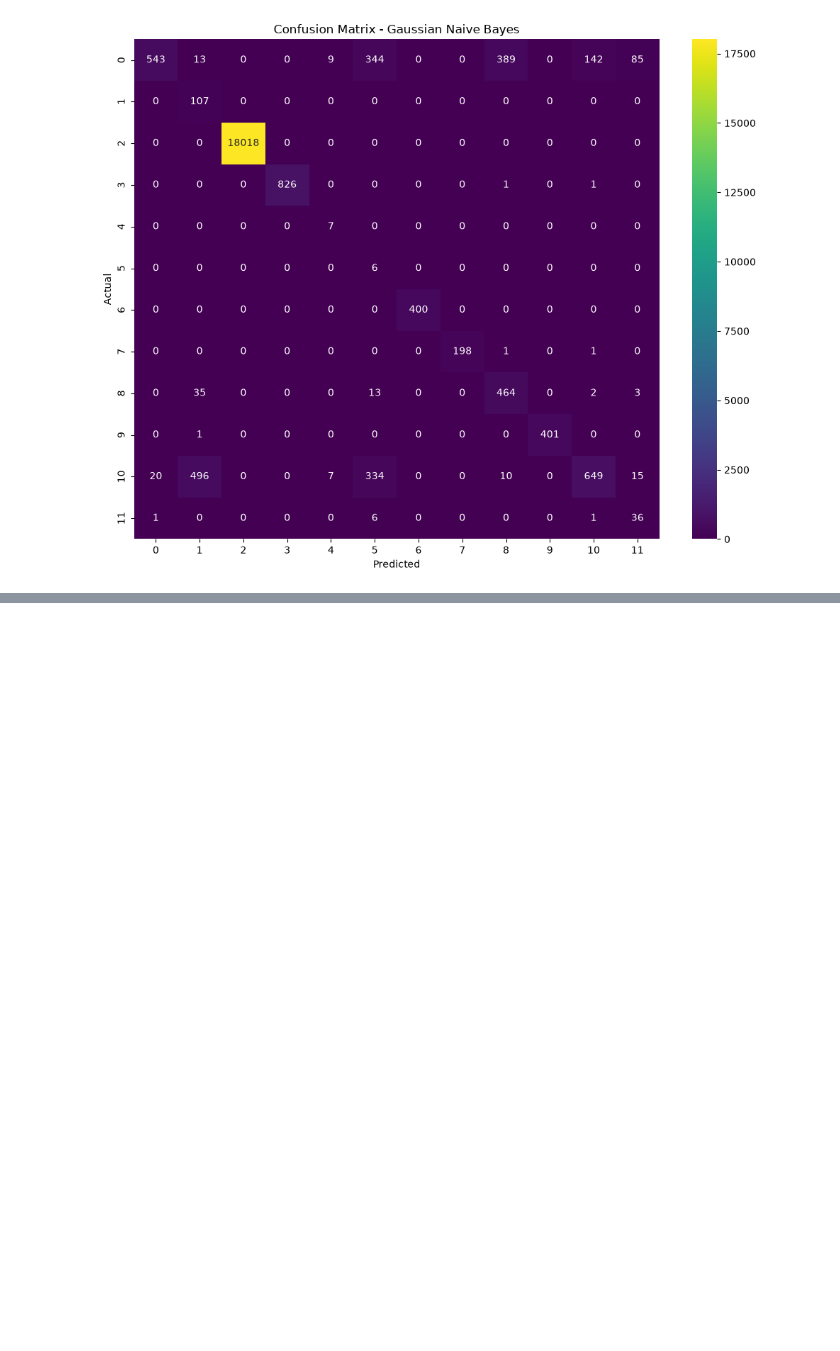
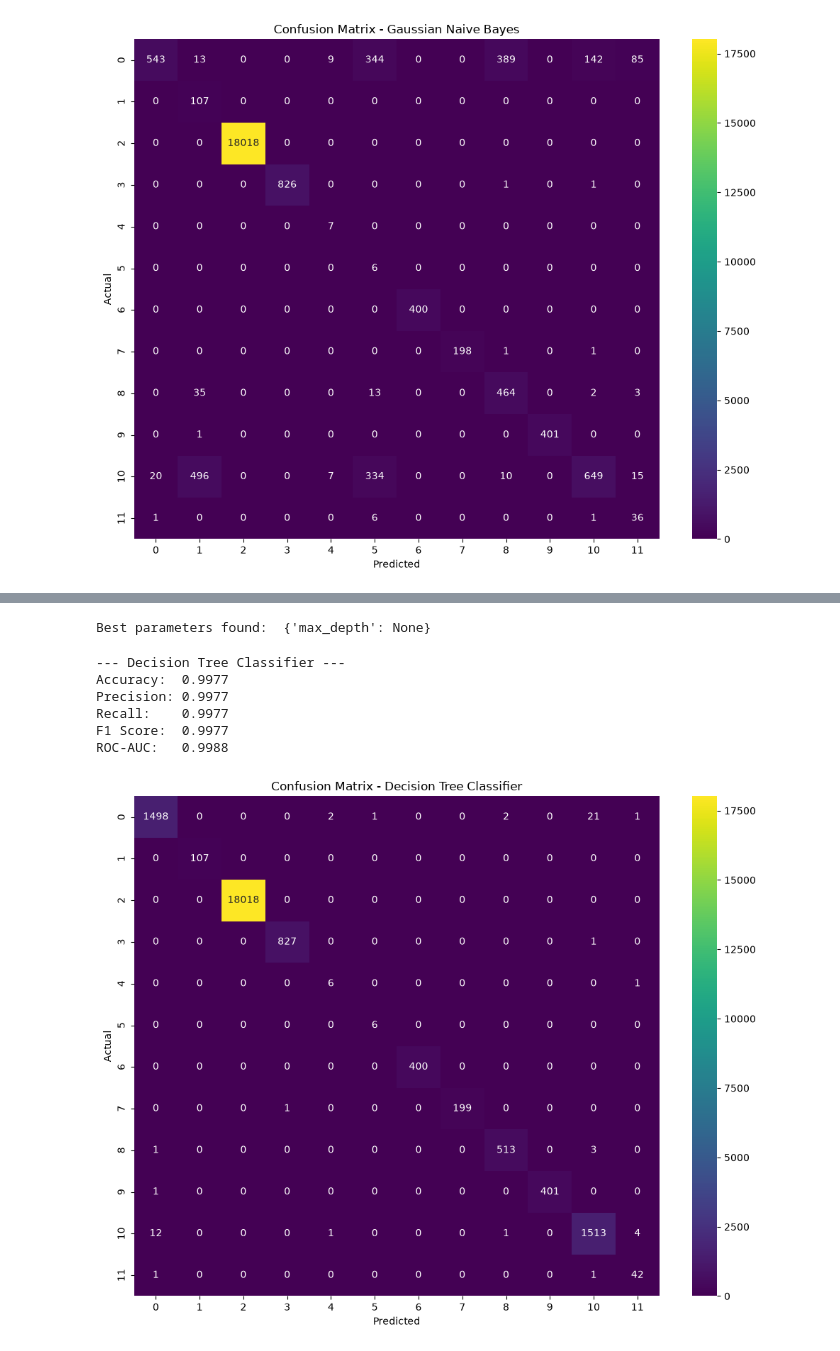
Before and after one commit to likhith1253/ML_Capstone, a Jupyter notebook: classification/classification.ipynb, the cells around one changed output, grey strips where cells are left out. Cells and saved outputs as stored; diff of their text form; code cells hidden in the pictures; blank space fills up the shorter version.

Commit message:
Add: Added Decision Tree Classifier and SVC

```diff
--- a/classification/classification.ipynb
+++ b/classification/classification.ipynb
@@ -211,0 +218,46 @@ plt.show()
+# %%
+from sklearn.tree import DecisionTreeClassifier, plot_tree
+from sklearn.model_selection import GridSearchCV
+
+# Define the parameter grid for max_depth
+param_grid = {'max_depth': [3, 5, 7, 10, None]}
+
+# Initialize the Decision Tree Classifier
+dt_model = DecisionTreeClassifier(random_state=42)
+
+# Perform Grid Search with 5-fold Cross Validation
+grid_search_dt = GridSearchCV(dt_model, param_grid, cv=5, scoring='accuracy', n_jobs=-1)
+grid_search_dt.fit(X_train, y_train)
+
+# Best parameters from Grid Search
+print("Best parameters found: ", grid_search_dt.best_params_)
+best_dt_model = grid_search_dt.best_estimator_
+
+# Make predictions on the test set
+y_pred_dt = best_dt_model.predict(X_test)
+# Predict probabilities for ROC-AUC score
+y_pred_proba_dt = best_dt_model.predict_proba(X_test)
+# %% [output]
+Best parameters found:  {'max_depth': None}
+# %%
+# Evaluate Decision Tree using our custom evaluation function
+metrics_dt = evaluate_model(y_test, y_pred_dt, y_pred_proba_dt, 'Decision Tree Classifier')
+# %% [output]
+--- Decision Tree Classifier ---
+Accuracy:  0.9977
+Precision: 0.9977
+Recall:    0.9977
+F1 Score:  0.9977
+ROC-AUC:   0.9988
+# %%
+# Plot confusion matrix for Decision Tree
+plt.figure(figsize=(10, 8))
+cm_dt = confusion_matrix(y_test, y_pred_dt)
+sns.heatmap(cm_dt, annot=True, fmt='d', cmap='viridis')
+plt.title('Confusion Matrix - Decision Tree Classifier')
+plt.xlabel('Predicted')
+plt.ylabel('Actual')
+plt.tight_layout()
+plt.show()
+# %% [output]
+[figure, added]
```
Also changed, not shown: parts of 7 cells of this notebook.
